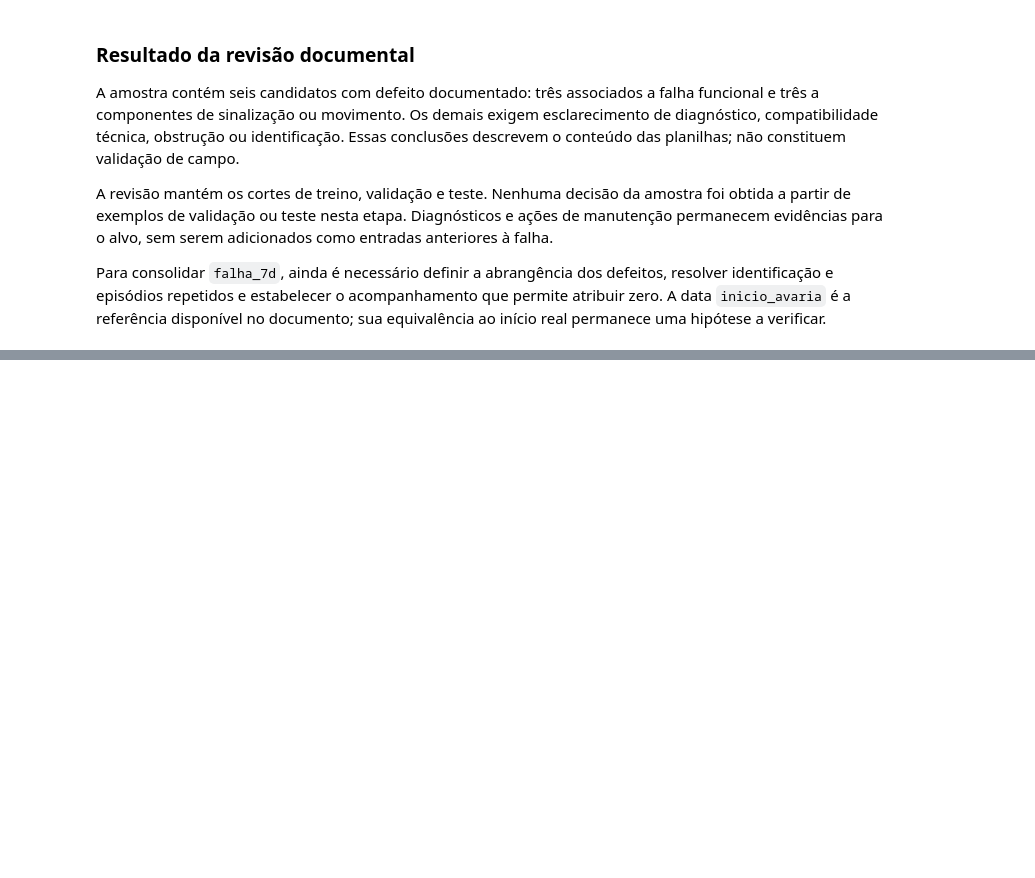
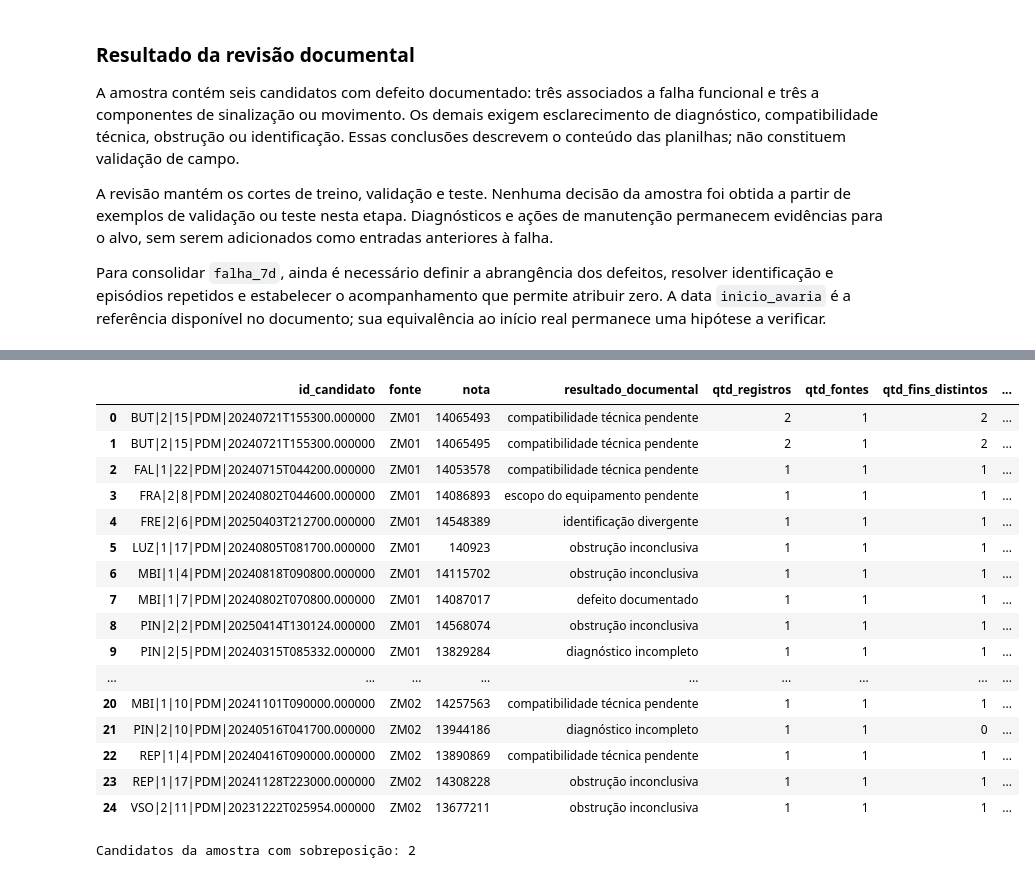
Before and after one commit to joaocardosodias/Lumem, a Jupyter notebook: models/modelo-rnn-1/01-criacao-tabela-mestra.ipynb, the cells around one changed output, grey strips where cells are left out. Cells and saved outputs as stored; diff of their text form; code cells hidden in the pictures; blank space fills up the shorter version.

```diff
--- a/models/modelo-rnn-1/01-criacao-tabela-mestra.ipynb
+++ b/models/modelo-rnn-1/01-criacao-tabela-mestra.ipynb
@@ -3996,0 +4154,41 @@ Para consolidar `falha_7d`, ainda é necessário definir a abrangência dos defe
+# %%
+amostra_com_intervalos = revisao_documental_amostra.merge(
+    resumo_intervalos_treino[[
+        "id_candidato", "qtd_registros", "qtd_fontes",
+        "qtd_fins_distintos", "tem_fim_pendente", "tem_sobreposicao_documental",
+    ]],
+    on="id_candidato", how="left", validate="many_to_one",
+)
+assert len(amostra_com_intervalos) == len(revisao_documental_amostra)
+assert amostra_com_intervalos["qtd_registros"].notna().all()
+
+with pd.option_context("display.max_columns", None, "display.max_rows", 100):
+    display(amostra_com_intervalos[[
+        "id_candidato", "fonte", "nota", "resultado_documental",
+        "qtd_registros", "qtd_fontes", "qtd_fins_distintos",
+        "tem_fim_pendente", "tem_sobreposicao_documental",
+    ]])
+
+print("Candidatos da amostra com sobreposição:",
+      amostra_com_intervalos.loc[
+          amostra_com_intervalos["tem_sobreposicao_documental"], "id_candidato"
+      ].nunique())
+# %% [output]
+|  | id_candidato | fonte | nota | resultado_documental | qtd_registros | qtd_fontes | qtd_fins_distintos | ... |
+| 0 | BUT|2|15|PDM|20240721T155300.000000 | ZM01 | 14065493 | compatibilidade técnica pendente | 2 | 1 | 2 | ... |
+| 1 | BUT|2|15|PDM|20240721T155300.000000 | ZM01 | 14065495 | compatibilidade técnica pendente | 2 | 1 | 2 | ... |
+| 2 | FAL|1|22|PDM|20240715T044200.000000 | ZM01 | 14053578 | compatibilidade técnica pendente | 1 | 1 | 1 | ... |
+| 3 | FRA|2|8|PDM|20240802T044600.000000 | ZM01 | 14086893 | escopo do equipamento pendente | 1 | 1 | 1 | ... |
+| 4 | FRE|2|6|PDM|20250403T212700.000000 | ZM01 | 14548389 | identificação divergente | 1 | 1 | 1 | ... |
+| 5 | LUZ|1|17|PDM|20240805T081700.000000 | ZM01 | 140923 | obstrução inconclusiva | 1 | 1 | 1 | ... |
+| 6 | MBI|1|4|PDM|20240818T090800.000000 | ZM01 | 14115702 | obstrução inconclusiva | 1 | 1 | 1 | ... |
+| 7 | MBI|1|7|PDM|20240802T070800.000000 | ZM01 | 14087017 | defeito documentado | 1 | 1 | 1 | ... |
+| 8 | PIN|2|2|PDM|20250414T130124.000000 | ZM01 | 14568074 | obstrução inconclusiva | 1 | 1 | 1 | ... |
+| 9 | PIN|2|5|PDM|20240315T085332.000000 | ZM01 | 13829284 | diagnóstico incompleto | 1 | 1 | 1 | ... |
+| ... | ... | ... | ... | ... | ... | ... | ... | ... |
+| 20 | MBI|1|10|PDM|20241101T090000.000000 | ZM02 | 14257563 | compatibilidade técnica pendente | 1 | 1 | 1 | ... |
+| 21 | PIN|2|10|PDM|20240516T041700.000000 | ZM02 | 13944186 | diagnóstico incompleto | 1 | 1 | 0 | ... |
+| 22 | REP|1|4|PDM|20240416T090000.000000 | ZM02 | 13890869 | compatibilidade técnica pendente | 1 | 1 | 1 | ... |
+| 23 | REP|1|17|PDM|20241128T223000.000000 | ZM02 | 14308228 | obstrução inconclusiva | 1 | 1 | 1 | ... |
+| 24 | VSO|2|11|PDM|20231222T025954.000000 | ZM02 | 13677211 | obstrução inconclusiva | 1 | 1 | 1 | ... |
+Candidatos da amostra com sobreposição: 2
```
Also changed, not shown: parts of 6 cells of this notebook.
